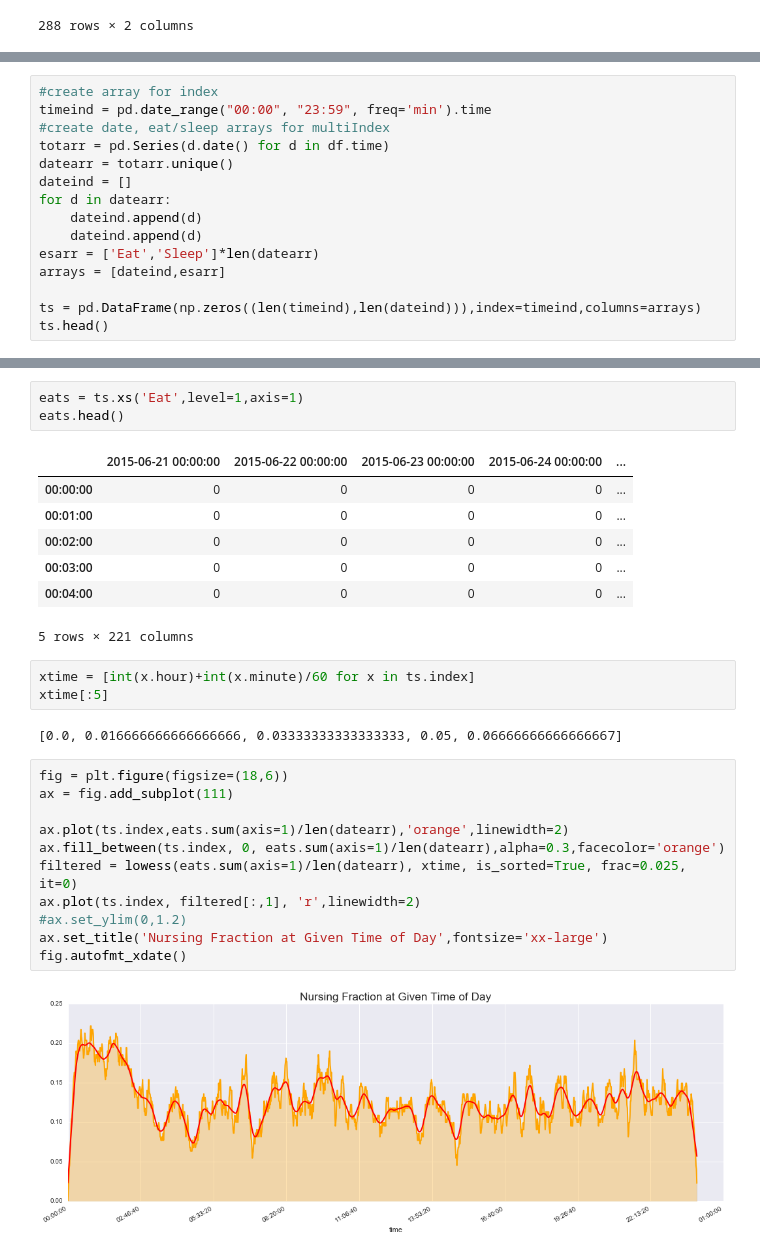
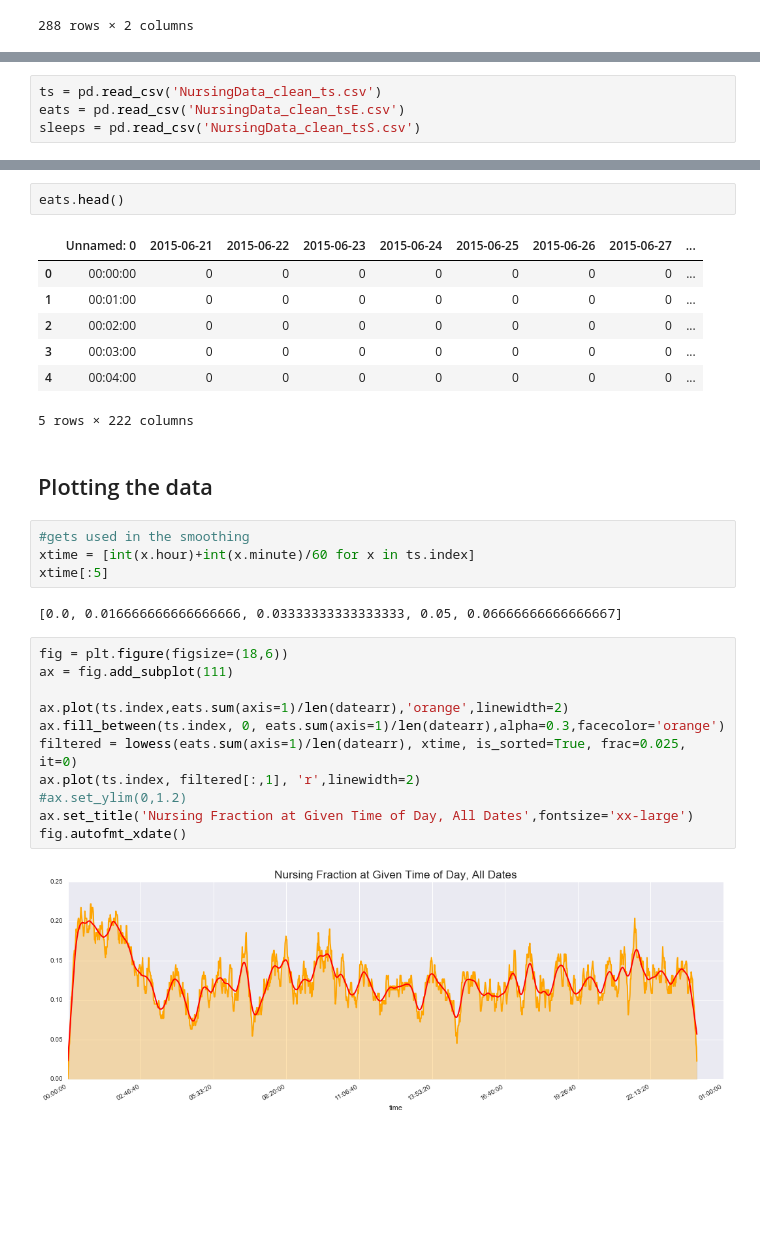
Before and after one commit to randirl17/FeedingTimes, a Jupyter notebook: Day24hr.ipynb, the cells around one changed output, grey strips where cells are left out. Cells and saved outputs as stored; diff of their text form; blank space fills up the shorter version.

```diff
--- a/Day24hr.ipynb
+++ b/Day24hr.ipynb
@@ -148,15 +151,0 @@ ts.resample('5min',how='sum',closed='left',label='left')
-# %%
-#create array for index
-timeind = pd.date_range("00:00", "23:59", freq='min').time
-#create date, eat/sleep arrays for multiIndex
-totarr = pd.Series(d.date() for d in df.time)
-datearr = totarr.unique()
-dateind = []
-for d in datearr:
-    dateind.append(d)
-    dateind.append(d)
-esarr = ['Eat','Sleep']*len(datearr)
-arrays = [dateind,esarr]
-
-ts = pd.DataFrame(np.zeros((len(timeind),len(dateind))),index=timeind,columns=arrays)
-ts.head()
@@ -235 +205,5 @@ for i,dtinfo in enumerate(df.time):
+# %%
+ts = pd.read_csv('NursingData_clean_ts.csv')
+eats = pd.read_csv('NursingData_clean_tsE.csv')
+sleeps = pd.read_csv('NursingData_clean_tsS.csv')
 # %%
@@ -250,15 +224,17 @@ ts.iloc[120:130,10:20]
-# %%
-eats = ts.xs('Eat',level=1,axis=1)
-eats.head()
-# %% [output]
-|  | 2015-06-21 00:00:00 | 2015-06-22 00:00:00 | 2015-06-23 00:00:00 | 2015-06-24 00:00:00 | ... |
-| 00:00:00 | 0 | 0 | 0 | 0 | ... |
-| 00:01:00 | 0 | 0 | 0 | 0 | ... |
-| 00:02:00 | 0 | 0 | 0 | 0 | ... |
-| 00:03:00 | 0 | 0 | 0 | 0 | ... |
-| 00:04:00 | 0 | 0 | 0 | 0 | ... |
-5 rows × 221 columns
+# %%
+eats.head()
+# %% [output]
+|  | Unnamed: 0 | 2015-06-21 | 2015-06-22 | 2015-06-23 | 2015-06-24 | 2015-06-25 | 2015-06-26 | 2015-06-27 | ... |
+| 0 | 00:00:00 | 0 | 0 | 0 | 0 | 0 | 0 | 0 | ... |
+| 1 | 00:01:00 | 0 | 0 | 0 | 0 | 0 | 0 | 0 | ... |
+| 2 | 00:02:00 | 0 | 0 | 0 | 0 | 0 | 0 | 0 | ... |
+| 3 | 00:03:00 | 0 | 0 | 0 | 0 | 0 | 0 | 0 | ... |
+| 4 | 00:04:00 | 0 | 0 | 0 | 0 | 0 | 0 | 0 | ... |
+5 rows × 222 columns
+# %% [markdown]
+## Plotting the data
 # %%
+#gets used in the smoothing
 xtime = [int(x.hour)+int(x.minute)/60 for x in ts.index]
 xtime[:5]
 # %% [output]
@@ -266,13 +242,13 @@ xtime[:5]
 # %%
 fig = plt.figure(figsize=(18,6))
 ax = fig.add_subplot(111)
 
 ax.plot(ts.index,eats.sum(axis=1)/len(datearr),'orange',linewidth=2)
 ax.fill_between(ts.index, 0, eats.sum(axis=1)/len(datearr),alpha=0.3,facecolor='orange')
 filtered = lowess(eats.sum(axis=1)/len(datearr), xtime, is_sorted=True, frac=0.025, it=0)
 ax.plot(ts.index, filtered[:,1], 'r',linewidth=2)
 #ax.set_ylim(0,1.2)
-ax.set_title('Nursing Fraction at Given Time of Day',fontsize='xx-large')
+ax.set_title('Nursing Fraction at Given Time of Day, All Dates',fontsize='xx-large')
 fig.autofmt_xdate()
 # %% [output]
-[figure, old version]
+[figure, new version]
```
Also changed, not shown: parts of 21 cells of this notebook, 13 other files.
